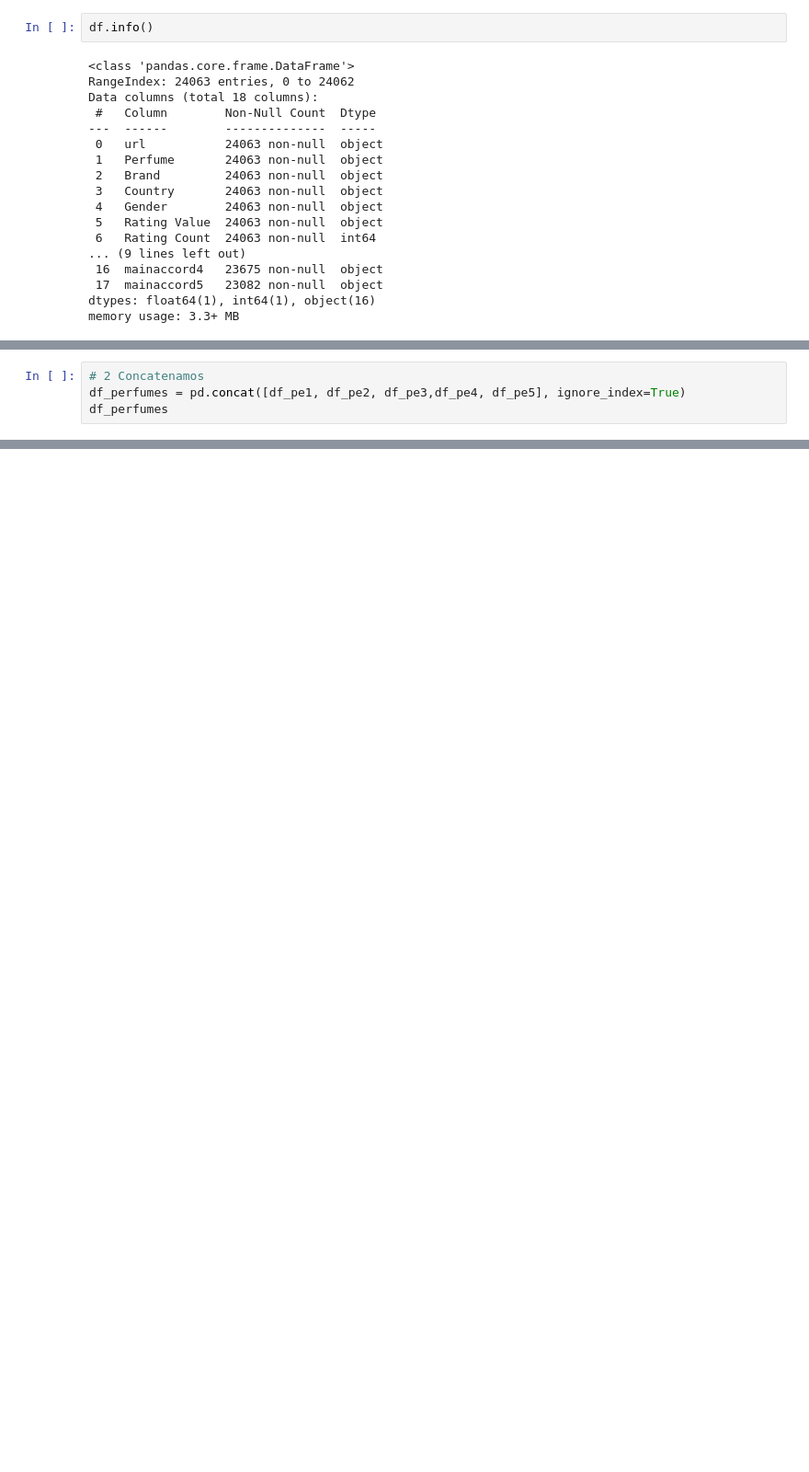
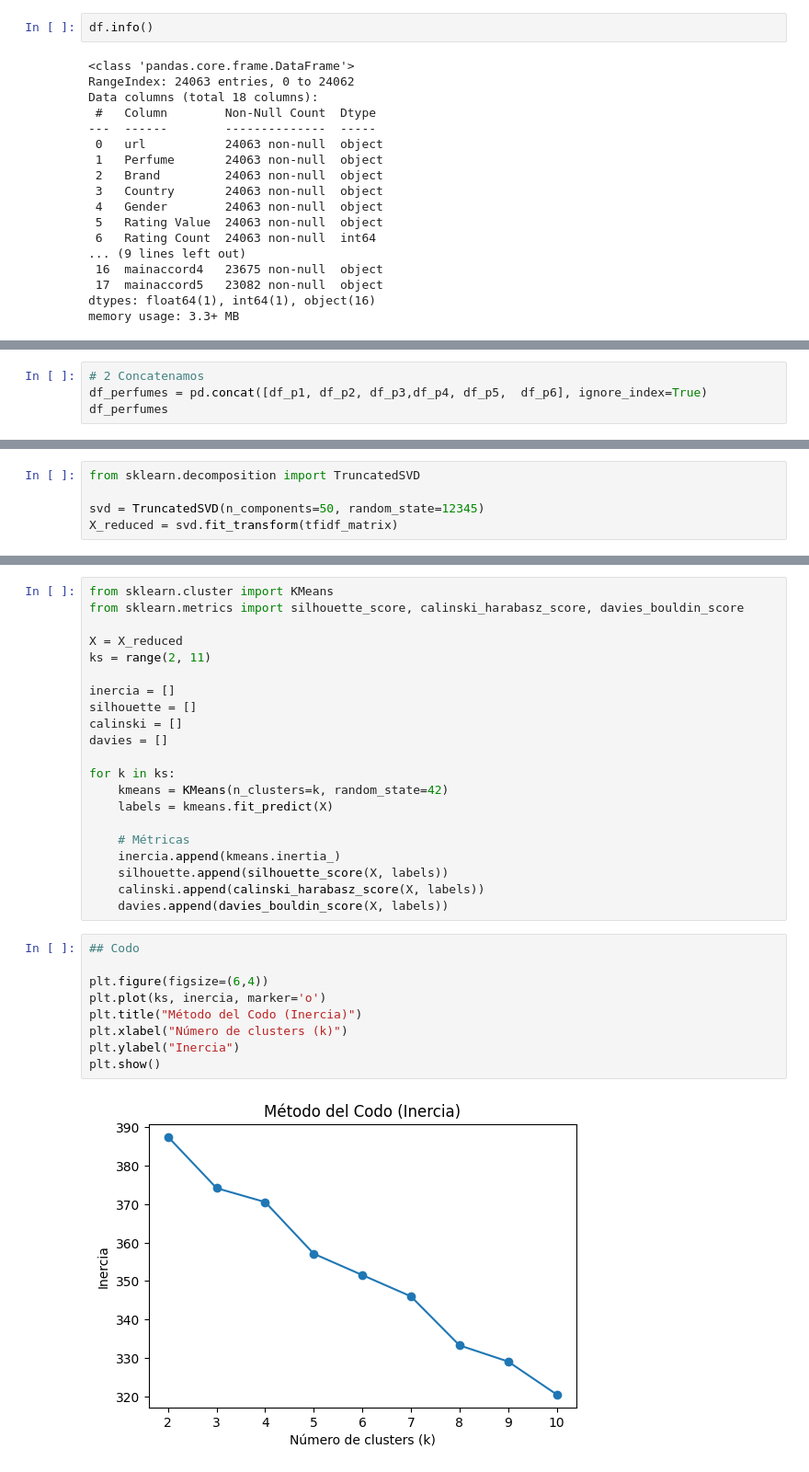
Before and after one commit to LuisAntonioGI13/perfume-recommender-ai, a Jupyter notebook: notebooks/desarrollo_modelo.ipynb, the cells around one changed output, grey strips where cells are left out. Shown at 92% size. Drawn from its saved outputs; the diff is of its cells as text; blank space fills up the shorter version.

```diff
--- a/notebooks/desarrollo_modelo.ipynb
+++ b/notebooks/desarrollo_modelo.ipynb
@@ -305,6 +97,6 @@ df_pe5 = df_pe5.drop(columns=['error'], errors='ignore')
 # %%
 # 2 Concatenamos
-df_perfumes = pd.concat([df_pe1, df_pe2, df_pe3,df_pe4, df_pe5], ignore_index=True)
+df_perfumes = pd.concat([df_p1, df_p2, df_p3,df_p4, df_p5,  df_p6], ignore_index=True)
 df_perfumes
 # %% [output]
 |  | url | nombre | descripcion | marca | anio | genero | top_notes | middle_notes | base_notes | ... |
@@ -1425,0 +743,5 @@ recomendar_por_texto(
+# %%
+from sklearn.decomposition import TruncatedSVD
+
+svd = TruncatedSVD(n_components=50, random_state=12345)
+X_reduced = svd.fit_transform(tfidf_matrix)
@@ -1425,0 +754,32 @@ recomendar_por_texto(
+# %%
+from sklearn.cluster import KMeans
+from sklearn.metrics import silhouette_score, calinski_harabasz_score, davies_bouldin_score
+
+X = X_reduced
+ks = range(2, 11)
+
+inercia = []
+silhouette = []
+calinski = []
+davies = []
+
+for k in ks:
+    kmeans = KMeans(n_clusters=k, random_state=42)
+    labels = kmeans.fit_predict(X)
+
+    # Métricas
+    inercia.append(kmeans.inertia_)
+    silhouette.append(silhouette_score(X, labels))
+    calinski.append(calinski_harabasz_score(X, labels))
+    davies.append(davies_bouldin_score(X, labels))
+# %%
+## Codo
+
+plt.figure(figsize=(6,4))
+plt.plot(ks, inercia, marker='o')
+plt.title("Método del Codo (Inercia)")
+plt.xlabel("Número de clusters (k)")
+plt.ylabel("Inercia")
+plt.show()
+# %% [output]
+[figure, added]
```
Also changed, not shown: parts of 168 cells of this notebook, 6 other files.
